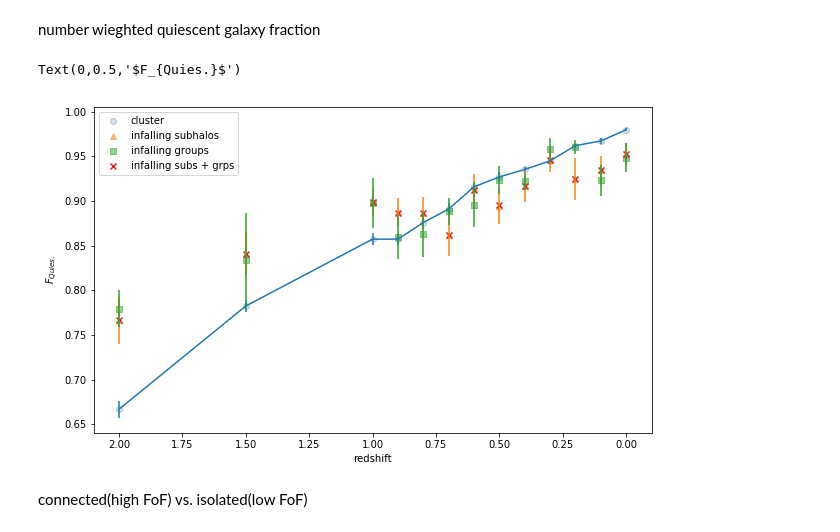
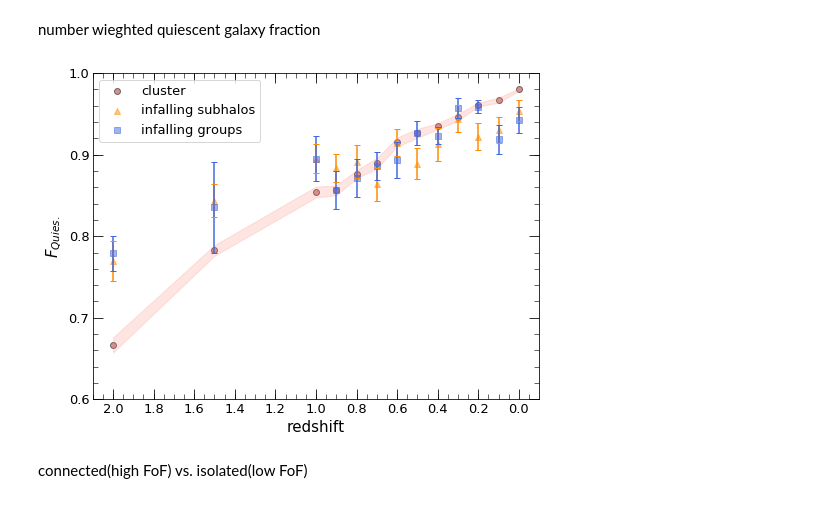
Before and after one commit to eunheeko/WFMinIllustrisTNG, a Jupyter notebook: accretion_history.ipynb, the cells around one changed output. Cells and saved outputs as stored; diff of their text form; code cells hidden in the pictures.

Commit message:
devlope figures

```diff
--- a/accretion_history.ipynb
+++ b/accretion_history.ipynb
@@ -831,32 +833,46 @@ for isnap, snap in enumerate(snaps_full):
     fq_infall_total_snaps_med.append(np.median(fq_total_med))
     fq_infall_total_snaps_std.append(np.std(fq_total_med))
 # %%
-fig, ax = plt.subplots(figsize = (10, 6))
+fig, ax = plt.subplots(figsize = (8, 6))
 
-ax.scatter(zs_full, fq_cluster_snaps_med, label = 'cluster', edgecolor = 'black', alpha = .2)
-ax.errorbar(zs_full, fq_cluster_snaps_med, yerr = fq_cluster_snaps_std)
+ax.scatter(zs_full, fq_cluster_snaps_med, label = 'cluster', edgecolor = 'black', alpha = .5, color = 'firebrick')
+ax.fill_between(zs_full, np.array(fq_cluster_snaps_med) + np.array(fq_cluster_snaps_std),  np.array(fq_cluster_snaps_med) - np.array(fq_cluster_snaps_std), alpha = .2, color = 'salmon')
+# ax.errorbar(zs_full, fq_cluster_snaps_med, yerr = fq_cluster_snaps_std)
 
-ax.scatter(zs_full, fq_infall_sub_snaps_med, label = 'infalling subhalos', marker = '^', alpha = .5)
-ax.errorbar(zs_full, fq_infall_sub_snaps_med, yerr = fq_infall_sub_snaps_std, linestyle = '')
+ax.scatter(zs_full, fq_infall_sub_snaps_med, label = 'infalling subhalos', marker = '^', alpha = .5, color = 'darkorange')
+ax.errorbar(zs_full, fq_infall_sub_snaps_med, yerr = fq_infall_sub_snaps_std, linestyle = '', color = 'darkorange', capsize = 3)
 
 
-ax.scatter(zs_full, fq_infall_grp_snaps_med, label = 'infalling groups', marker = 's', alpha = .5)
-ax.errorbar(zs_full, fq_infall_grp_snaps_med, yerr = fq_infall_grp_snaps_std, linestyle = '')
+ax.scatter(zs_full, fq_infall_grp_snaps_med, label = 'infalling groups', marker = 's', alpha = .5, color = 'royalblue')
+ax.errorbar(zs_full, fq_infall_grp_snaps_med, yerr = fq_infall_grp_snaps_std, linestyle = '', color = 'royalblue', capsize = 3)
 
 
-ax.scatter(zs_full, fq_infall_total_snaps_med, label = 'infalling subs + grps', marker = 'x')
+# ax.scatter(zs_full, fq_infall_total_snaps_med, label = 'infalling subs + grps', marker = 'x')
 # ax.errorbar(zs_full, fq_infall_total_snaps_med, yerr = fq_infall_total_snaps_std, linestyle = '')
 
-ax.legend()
+ax.legend(fontsize = 13)
 
 ax.set_xlim(2.1, -0.1)
+ax.set_ylim(0.6, 1)
 
+ax.set_xlabel('redshift', fontsize = 15)
+ax.set_ylabel(r'$F_{Quies.}$', fontsize = 15)
 
-ax.set_xlabel('redshift')
-ax.set_ylabel(r'$F_{Quies.}$')
+ax.xaxis.set_major_locator(MultipleLocator(0.2))
+ax.yaxis.set_major_locator(MultipleLocator(0.1))
+
+ax.xaxis.set_minor_locator(AutoMinorLocator())
+ax.yaxis.set_minor_locator(AutoMinorLocator())
+
+ax.tick_params(which = 'major', length = 10, direction = 'in', labelsize = 13)
+ax.tick_params(which = 'minor', length = 5, direction = 'in', labelsize = 13)
+
+ax.xaxis.set_ticks_position('both')
+ax.yaxis.set_ticks_position('both')
+
+fig.savefig('./figs/infalling_comparison.png')
 # %% [output]
-Text(0,0.5,'$F_{Quies.}$')
-[figure, old version]
+[figure, new version]
 # %% [markdown]
 connected(high FoF) vs. isolated(low FoF)
 # %%
```
Also changed, not shown: parts of 11 cells of this notebook, 1 other file.
